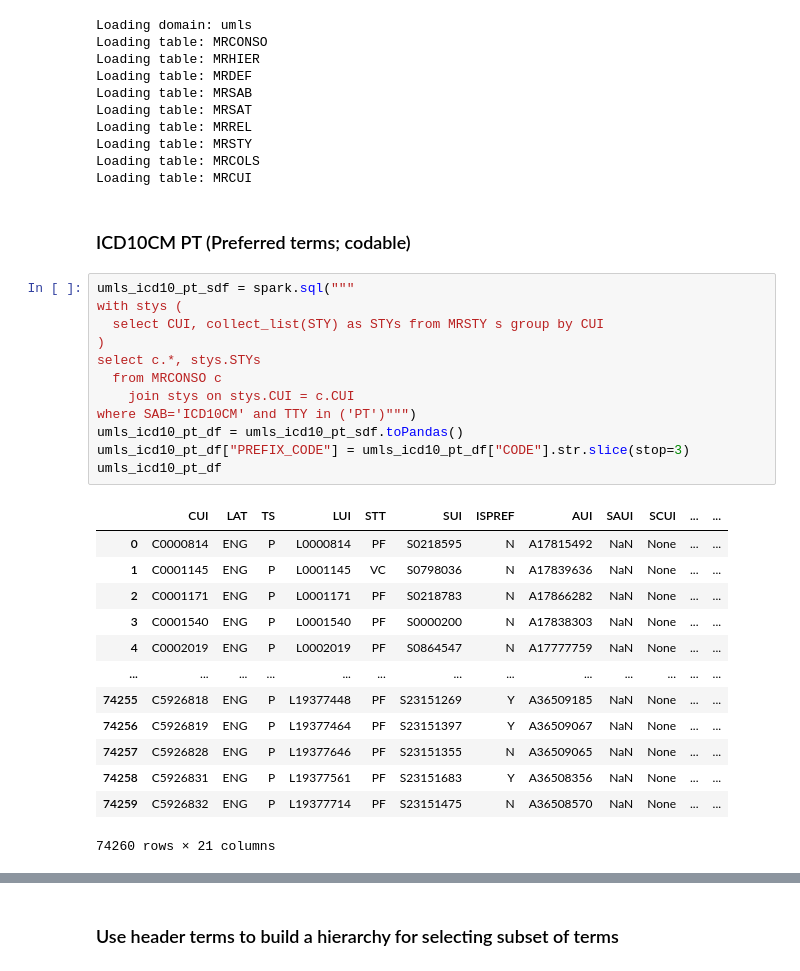
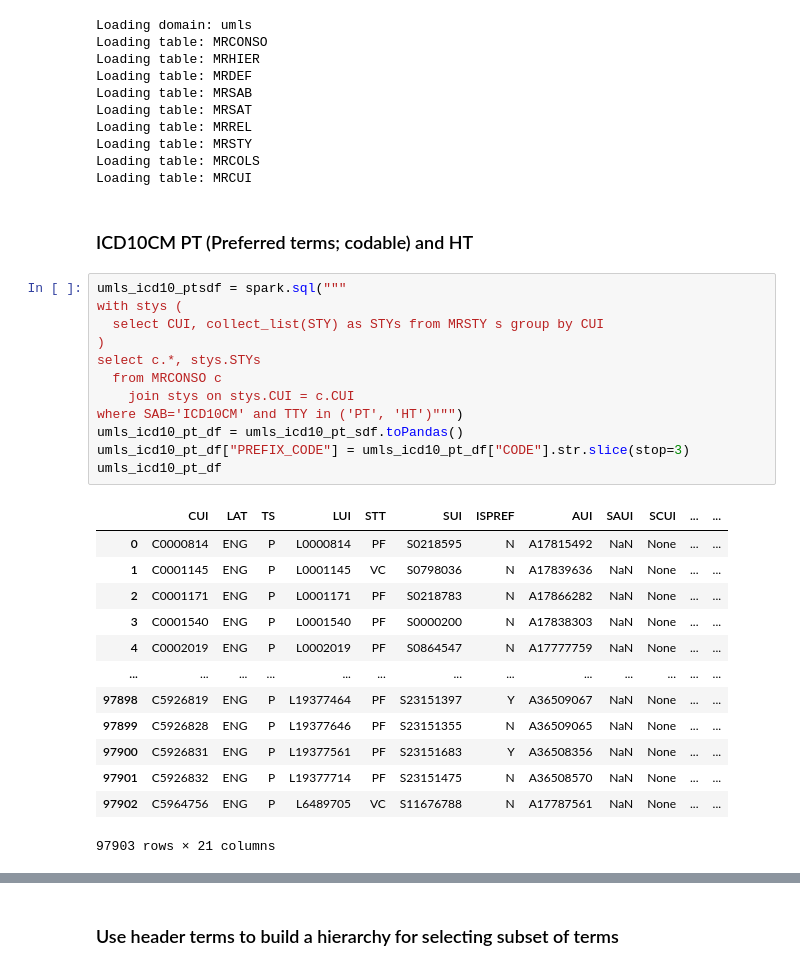
Before and after one commit to jhajagos/SupportingConceptSetGeneration, a Jupyter notebook: Build_ICD10CM_tables.ipynb, the cells around one changed output, grey strips where cells are left out. Saved outputs shown, nothing was run; the diff lists cells and outputs as text.

```diff
--- a/Build_ICD10CM_tables.ipynb
+++ b/Build_ICD10CM_tables.ipynb
@@ -171,33 +171,33 @@ Loading table: MRSTY
 Loading table: MRCOLS
 Loading table: MRCUI
 # %% [markdown]
-### ICD10CM PT (Preferred terms; codable)
+### ICD10CM PT (Preferred terms; codable) and HT
 # %%
-umls_icd10_pt_sdf = spark.sql("""
+umls_icd10_ptsdf = spark.sql("""
 with stys (
   select CUI, collect_list(STY) as STYs from MRSTY s group by CUI
 )
 select c.*, stys.STYs
   from MRCONSO c
     join stys on stys.CUI = c.CUI
-where SAB='ICD10CM' and TTY in ('PT')""")
+where SAB='ICD10CM' and TTY in ('PT', 'HT')""")
 umls_icd10_pt_df = umls_icd10_pt_sdf.toPandas()
 umls_icd10_pt_df["PREFIX_CODE"] = umls_icd10_pt_df["CODE"].str.slice(stop=3)
 umls_icd10_pt_df
 # %% [output]
 |  | CUI | LAT | TS | LUI | STT | SUI | ISPREF | AUI | SAUI | SCUI | ... | ... |
 | 0 | C0000814 | ENG | P | L0000814 | PF | S0218595 | N | A17815492 | NaN | None | ... | ... |
 | 1 | C0001145 | ENG | P | L0001145 | VC | S0798036 | N | A17839636 | NaN | None | ... | ... |
 | 2 | C0001171 | ENG | P | L0001171 | PF | S0218783 | N | A17866282 | NaN | None | ... | ... |
 | 3 | C0001540 | ENG | P | L0001540 | PF | S0000200 | N | A17838303 | NaN | None | ... | ... |
 | 4 | C0002019 | ENG | P | L0002019 | PF | S0864547 | N | A17777759 | NaN | None | ... | ... |
 | ... | ... | ... | ... | ... | ... | ... | ... | ... | ... | ... | ... | ... |
-| 74255 | C5926818 | ENG | P | L19377448 | PF | S23151269 | Y | A36509185 | NaN | None | ... | ... |
-| 74256 | C5926819 | ENG | P | L19377464 | PF | S23151397 | Y | A36509067 | NaN | None | ... | ... |
-| 74257 | C5926828 | ENG | P | L19377646 | PF | S23151355 | N | A36509065 | NaN | None | ... | ... |
-| 74258 | C5926831 | ENG | P | L19377561 | PF | S23151683 | Y | A36508356 | NaN | None | ... | ... |
-| 74259 | C5926832 | ENG | P | L19377714 | PF | S23151475 | N | A36508570 | NaN | None | ... | ... |
+| 97898 | C5926819 | ENG | P | L19377464 | PF | S23151397 | Y | A36509067 | NaN | None | ... | ... |
+| 97899 | C5926828 | ENG | P | L19377646 | PF | S23151355 | N | A36509065 | NaN | None | ... | ... |
+| 97900 | C5926831 | ENG | P | L19377561 | PF | S23151683 | Y | A36508356 | NaN | None | ... | ... |
+| 97901 | C5926832 | ENG | P | L19377714 | PF | S23151475 | N | A36508570 | NaN | None | ... | ... |
+| 97902 | C5964756 | ENG | P | L6489705 | VC | S11676788 | N | A17787561 | NaN | None | ... | ... |
-74260 rows × 21 columns
+97903 rows × 21 columns
 # %%
 umls_icd10_pt_df["CODE"].drop_duplicates()
 # %% [output]
```
Also changed, not shown: parts of 10 cells of this notebook.
